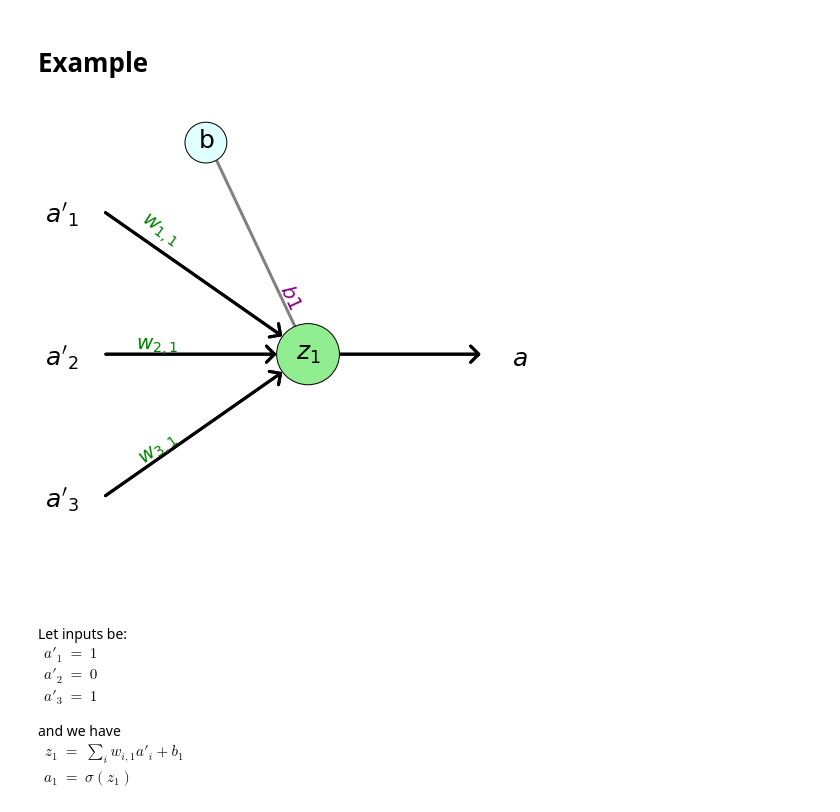
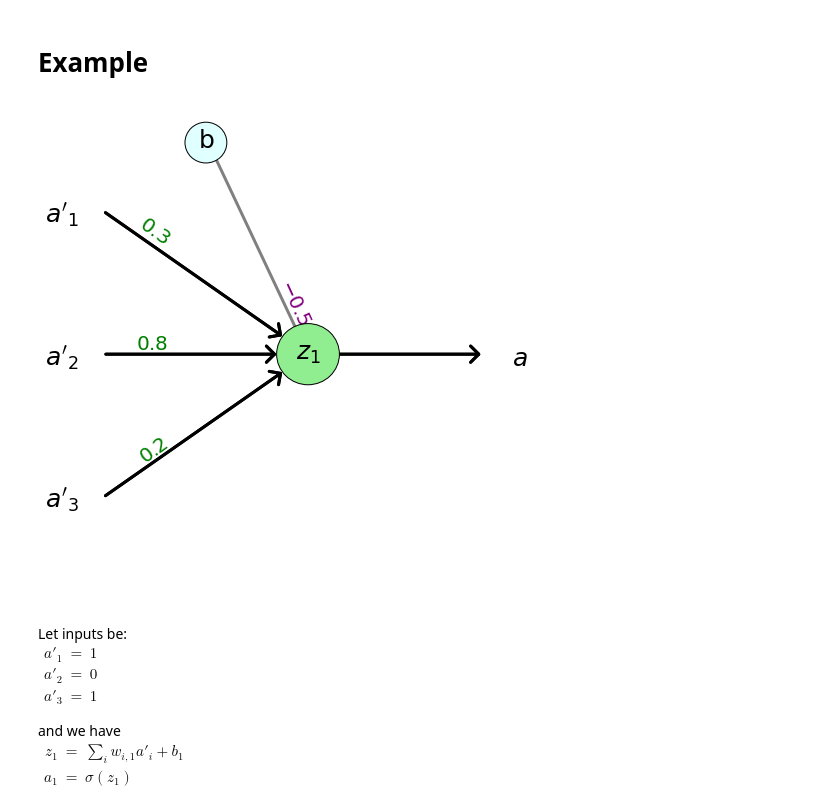
Before and after one commit to NBISweden/workshop-neural-nets-and-deep-learning, a Jupyter notebook: session_annBuildingBlocks/session_annBuildingBlocks_1.ipynb, the cells around one changed output. Cells and saved outputs as stored; diff of their text form; code cells hidden in the pictures.

```diff
--- a/session_annBuildingBlocks/session_annBuildingBlocks_1.ipynb
+++ b/session_annBuildingBlocks/session_annBuildingBlocks_1.ipynb
@@ -153,10 +167,61 @@ logit(p) &=& \sum_{i}\beta_{i} x_{i} + \alpha
 \end{eqnarray}$
 # %% [markdown]
 # Example
-# %%
-figNeuron
-# %% [output]
-[figure, removed]
+# %%
+import sys, os
+sys.path.append(os.path.abspath(os.path.join('..', 'common_assets')))
+import numpy as np
+import matplotlib.pyplot as plt
+from draw_neural_net import draw_neural_net
+
+layer_sizes = [3,1,1]
+
+weights = [
+    np.array(
+        [
+            ["0.3"],
+            ["0.8"],
+            ["0.2"],
+        ]
+    ),
+    np.array(
+        [
+            [""]
+        ]
+    )
+
+]
+biases = [
+    np.array(
+        ["-0.5"]
+    ),
+    np.array(
+        ["b_2"]
+    )
+]
+
+figNeuron = plt.figure(figsize=(9, 9))
+ax = figNeuron.gca()
+ax.axis('off')
+
+draw_neural_net(ax,
+                layerSizes=layer_sizes,
+                weights=weights,
+                biases=biases,
+                hiddenLayerPrefix = "",
+                outLayerPrefix = "",
+                inLayerPrefix ="",
+                biasNodePrefix = "b",
+                inputPrefix = "a'",
+                outputPrefix = "a",
+                otherNodePrefix =  r"z_{m}",
+                hideInOutPutNodes=True,
+                nodeFontSize = 25,
+                edgeFontSize = 20,
+                edgeWidth = 3
+               )
+# %% [output]
+[figure, added]
 # %% [markdown]
 Let inputs be:
 $\begin{eqnarray}
```
Also changed, not shown: parts of 3 cells of this notebook.
